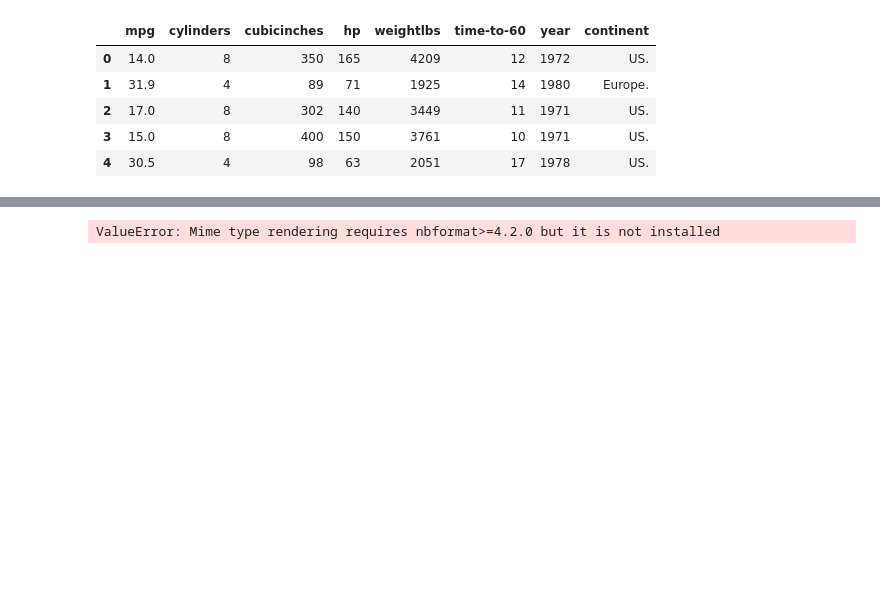
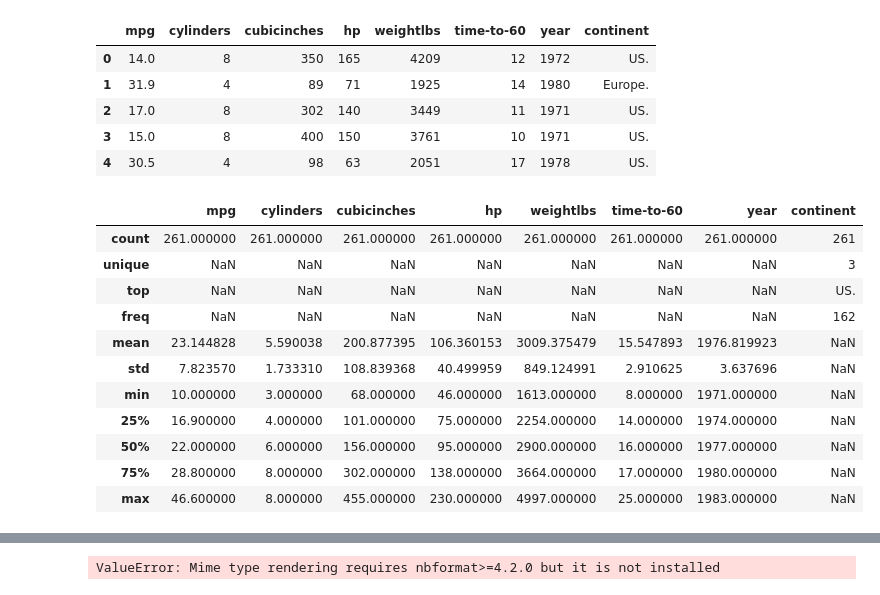
Before and after one commit to ALEMA86/Qu-te_Streamlit, a Jupyter notebook: Streamlit/explo.ipynb, the cells around one changed output, grey strips where cells are left out. Drawn from its saved outputs; the diff is of its cells as text; code cells hidden in the pictures; blank space fills up the shorter version.

```diff
--- a/Streamlit/explo.ipynb
+++ b/Streamlit/explo.ipynb
@@ -15,3 +16,19 @@ df.head()
 | 2 | 17.0 | 8 | 302 | 140 | 3449 | 11 | 1971 | US. |
 | 3 | 15.0 | 8 | 400 | 150 | 3761 | 10 | 1971 | US. |
 | 4 | 30.5 | 4 | 98 | 63 | 2051 | 17 | 1978 | US. |
+# %%
+describe = df.describe(include="all")
+describe
+# %% [output]
+|  | mpg | cylinders | cubicinches | hp | weightlbs | time-to-60 | year | continent |
+| count | 261.000000 | 261.000000 | 261.000000 | 261.000000 | 261.000000 | 261.000000 | 261.000000 | 261 |
+| unique | NaN | NaN | NaN | NaN | NaN | NaN | NaN | 3 |
+| top | NaN | NaN | NaN | NaN | NaN | NaN | NaN | US. |
+| freq | NaN | NaN | NaN | NaN | NaN | NaN | NaN | 162 |
+| mean | 23.144828 | 5.590038 | 200.877395 | 106.360153 | 3009.375479 | 15.547893 | 1976.819923 | NaN |
+| std | 7.823570 | 1.733310 | 108.839368 | 40.499959 | 849.124991 | 2.910625 | 3.637696 | NaN |
+| min | 10.000000 | 3.000000 | 68.000000 | 46.000000 | 1613.000000 | 8.000000 | 1971.000000 | NaN |
+| 25% | 16.900000 | 4.000000 | 101.000000 | 75.000000 | 2254.000000 | 14.000000 | 1974.000000 | NaN |
+| 50% | 22.000000 | 6.000000 | 156.000000 | 95.000000 | 2900.000000 | 16.000000 | 1977.000000 | NaN |
+| 75% | 28.800000 | 8.000000 | 302.000000 | 138.000000 | 3664.000000 | 17.000000 | 1980.000000 | NaN |
+| max | 46.600000 | 8.000000 | 455.000000 | 230.000000 | 4997.000000 | 25.000000 | 1983.000000 | NaN |
```
Also changed, not shown: parts of 2 cells of this notebook.
